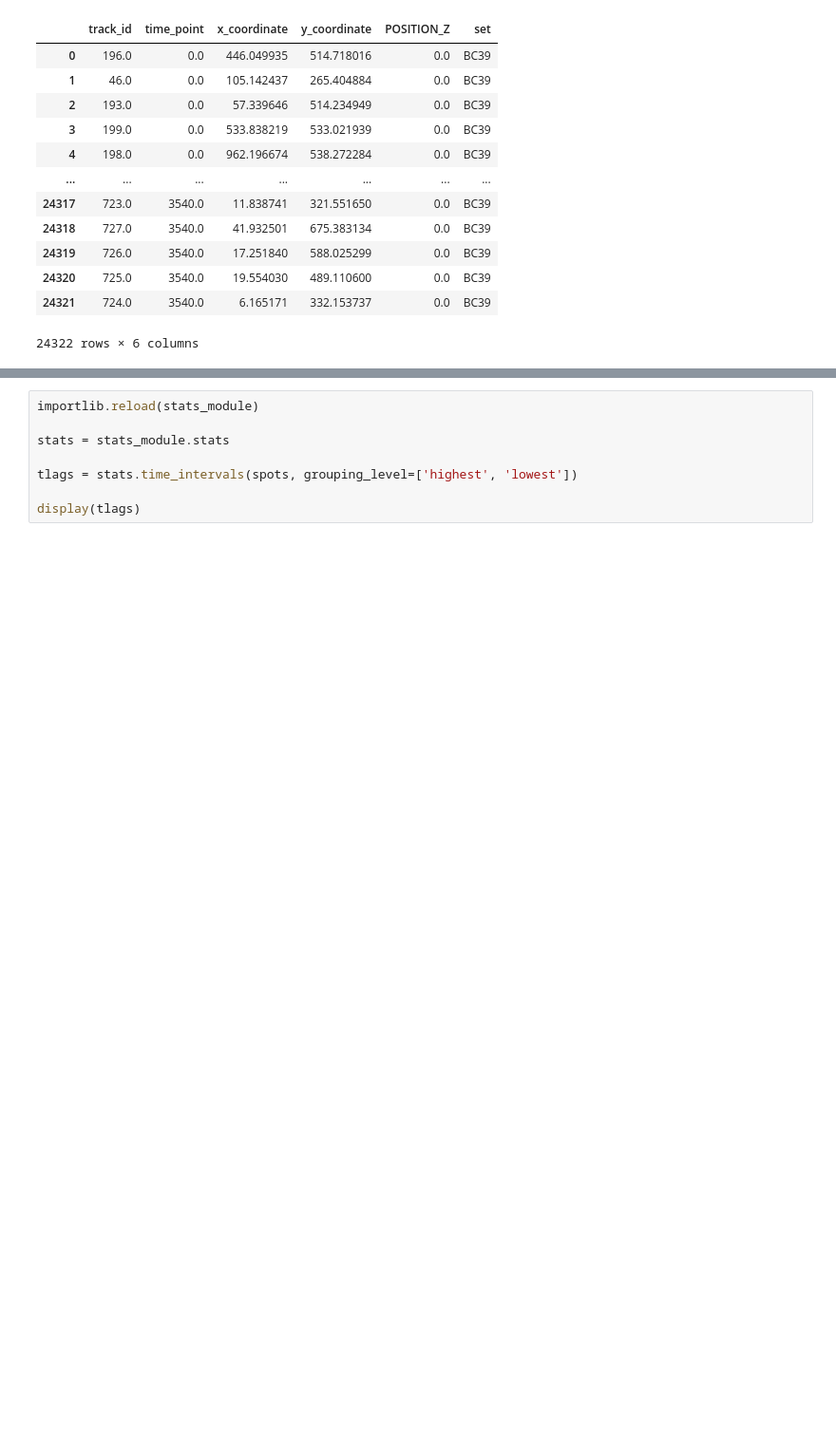
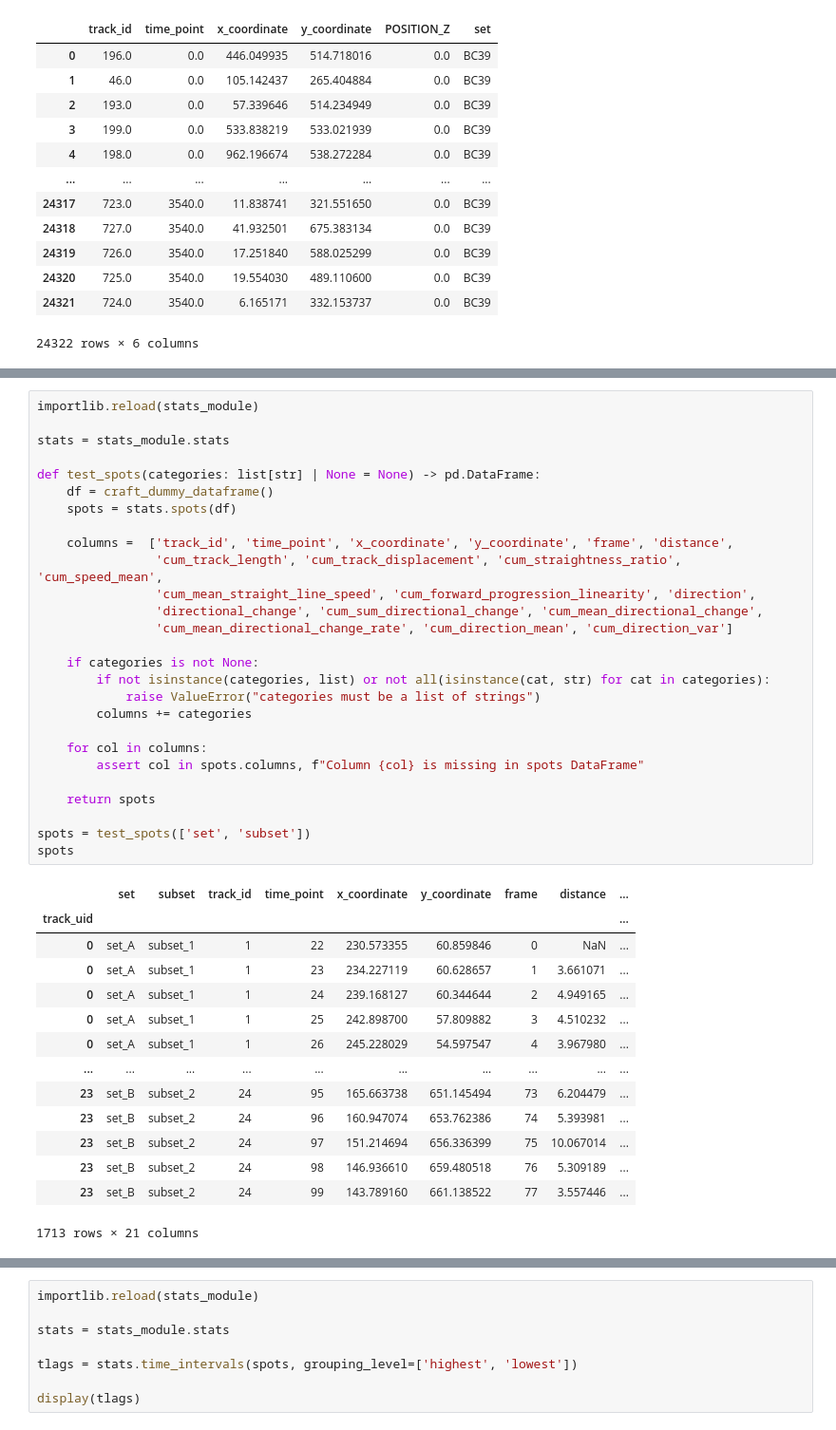
Before and after one commit to BranislavModriansky/Peregrin, a Jupyter notebook: lib/peregrin/Z_sketches/stats_computations.ipynb, the cells around one changed output, grey strips where cells are left out. Shown at 95% size. Saved outputs shown, nothing was run; the diff lists cells and outputs as text; blank space fills up the shorter version.

```diff
--- a/lib/peregrin/Z_sketches/stats_computations.ipynb
+++ b/lib/peregrin/Z_sketches/stats_computations.ipynb
@@ -135,0 +171,42 @@ tracks
+# %%
+importlib.reload(stats_module)
+
+stats = stats_module.stats
+
+def test_spots(categories: list[str] | None = None) -> pd.DataFrame:
+    df = craft_dummy_dataframe()
+    spots = stats.spots(df)
+
+    columns =  ['track_id', 'time_point', 'x_coordinate', 'y_coordinate', 'frame', 'distance',
+                'cum_track_length', 'cum_track_displacement', 'cum_straightness_ratio', 'cum_speed_mean',
+                'cum_mean_straight_line_speed', 'cum_forward_progression_linearity', 'direction',
+                'directional_change', 'cum_sum_directional_change', 'cum_mean_directional_change',
+                'cum_mean_directional_change_rate', 'cum_direction_mean', 'cum_direction_var']
+
+    if categories is not None:
+        if not isinstance(categories, list) or not all(isinstance(cat, str) for cat in categories):
+            raise ValueError("categories must be a list of strings")
+        columns += categories
+
+    for col in columns:
+        assert col in spots.columns, f"Column {col} is missing in spots DataFrame"
+
+    return spots
+
+spots = test_spots(['set', 'subset'])
+spots
+# %% [output]
+|  | set | subset | track_id | time_point | x_coordinate | y_coordinate | frame | distance | ... |
+| track_uid |  |  |  |  |  |  |  |  | ... |
+| 0 | set_A | subset_1 | 1 | 22 | 230.573355 | 60.859846 | 0 | NaN | ... |
+| 0 | set_A | subset_1 | 1 | 23 | 234.227119 | 60.628657 | 1 | 3.661071 | ... |
+| 0 | set_A | subset_1 | 1 | 24 | 239.168127 | 60.344644 | 2 | 4.949165 | ... |
+| 0 | set_A | subset_1 | 1 | 25 | 242.898700 | 57.809882 | 3 | 4.510232 | ... |
+| 0 | set_A | subset_1 | 1 | 26 | 245.228029 | 54.597547 | 4 | 3.967980 | ... |
+| ... | ... | ... | ... | ... | ... | ... | ... | ... | ... |
+| 23 | set_B | subset_2 | 24 | 95 | 165.663738 | 651.145494 | 73 | 6.204479 | ... |
+| 23 | set_B | subset_2 | 24 | 96 | 160.947074 | 653.762386 | 74 | 5.393981 | ... |
+| 23 | set_B | subset_2 | 24 | 97 | 151.214694 | 656.336399 | 75 | 10.067014 | ... |
+| 23 | set_B | subset_2 | 24 | 98 | 146.936610 | 659.480518 | 76 | 5.309189 | ... |
+| 23 | set_B | subset_2 | 24 | 99 | 143.789160 | 661.138522 | 77 | 3.557446 | ... |
+1713 rows × 21 columns
```
Also changed, not shown: parts of 10 cells of this notebook, 3 other files.
